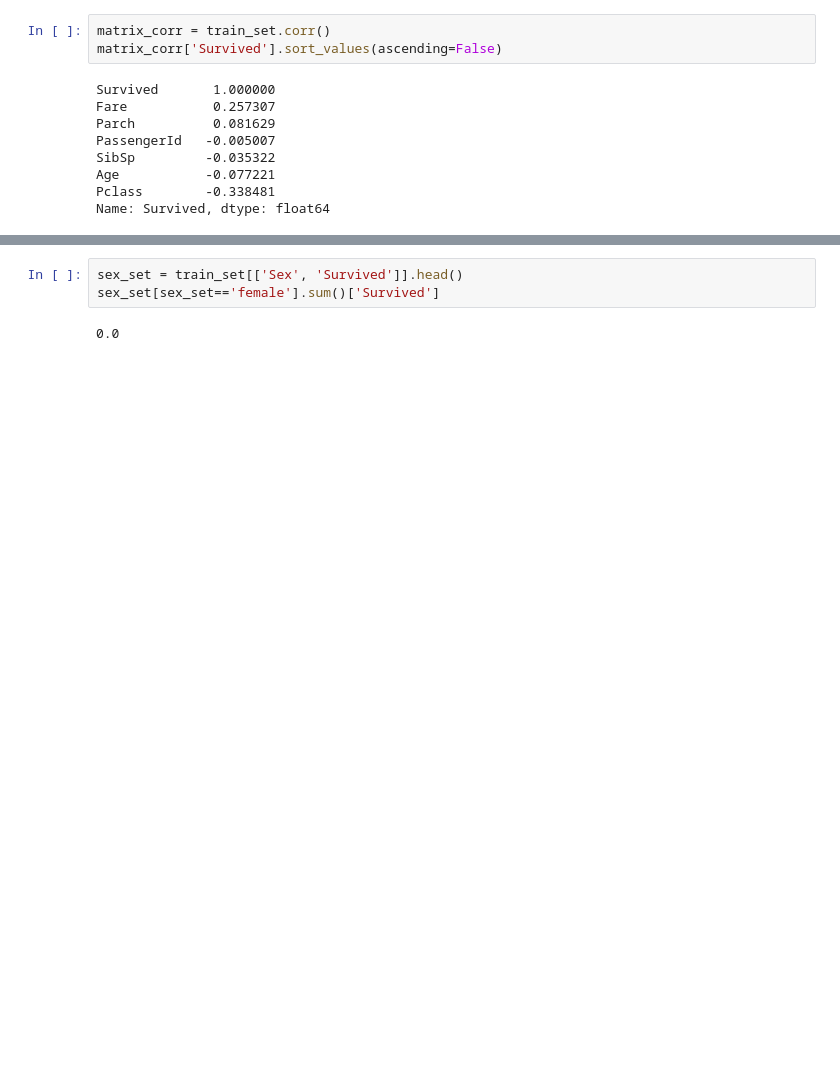
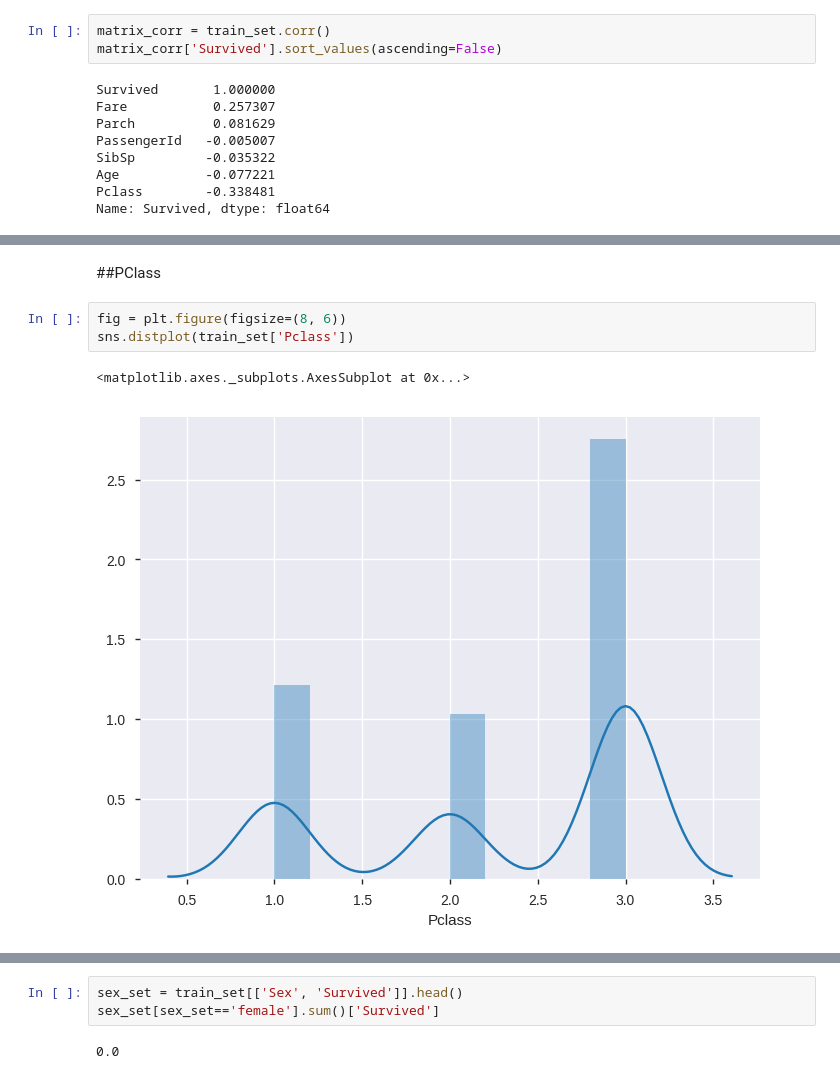
Before and after one commit to PieroNarciso/Titanic_ML_project, a Jupyter notebook: data_analysis.ipynb, the cells around one changed output, grey strips where cells are left out. Saved outputs shown, nothing was run; the diff lists cells and outputs as text; blank space fills up the shorter version.

```diff
--- a/data_analysis.ipynb
+++ b/data_analysis.ipynb
@@ -68,3 +87,11 @@ Pclass
+# %% [markdown]
+##PClass
+# %%
+fig = plt.figure(figsize=(8, 6))
+sns.distplot(train_set['Pclass'])
+# %% [output]
+<matplotlib.axes._subplots.AxesSubplot at 0x...>
+[figure, added]
 # %%
 # Bar (class, Survived)
 data_plot = train_set.groupby(['Pclass', 'Survived']).count()
```
Also changed, not shown: parts of 19 cells of this notebook, 1 other file.
